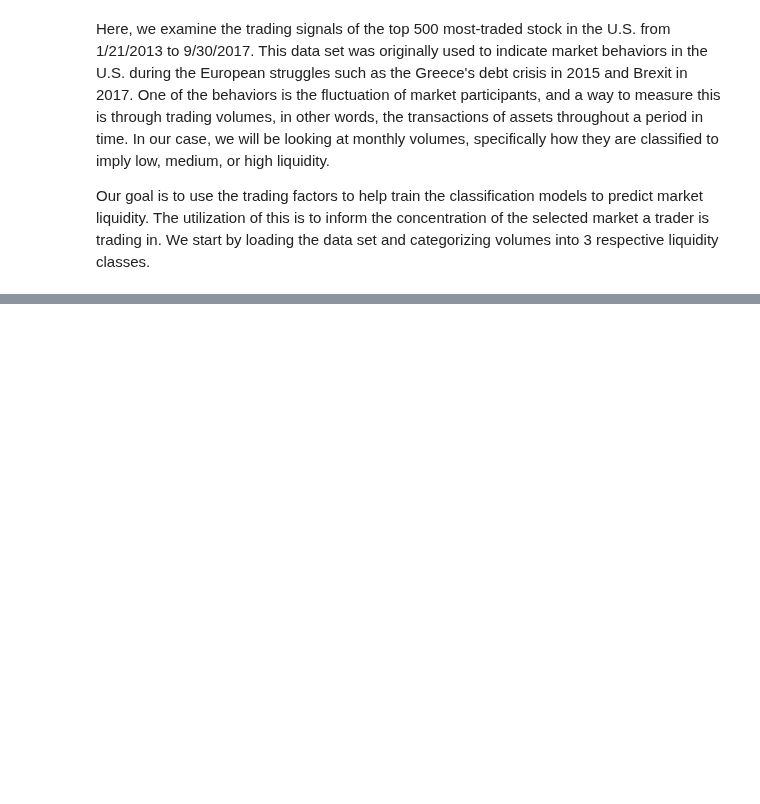
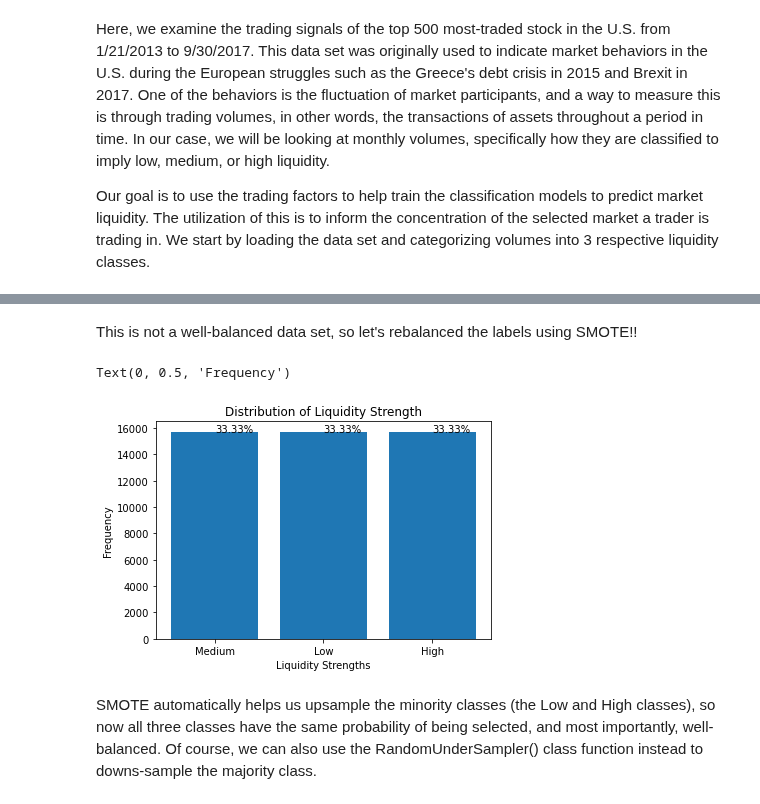
Before and after one commit to lykjohn/UChicago-Summer-Session-2022, a Jupyter notebook: Week4/Week 4 Lecture Source Code.ipynb, the cells around one changed output, grey strips where cells are left out. Cells and saved outputs as stored; diff of their text form; code cells hidden in the pictures; blank space fills up the shorter version.

```diff
--- a/Week4/Week 4 Lecture Source Code.ipynb
+++ b/Week4/Week 4 Lecture Source Code.ipynb
@@ -174,0 +253,2 @@ plt.show()
+# %%
+FEATURES = [f for f in FEATURES if f not in ['bb_upper', 'bb_lower']]
@@ -174,0 +282,31 @@ plt.show()
+# %% [markdown]
+This is not a well-balanced data set, so let's rebalanced the labels using SMOTE!!
+# %%
+from collections import Counter
+from imblearn.over_sampling import SMOTE
+from sklearn.preprocessing import LabelEncoder
+
+fig, ax = plt.subplots()
+# split into input and output elements
+X_SMOTE, y_SMOTE = DATA2.loc[:, FEATURES], DATA2.loc[:, LABEL]
+# label encode the target variable (2=Medium, 1=Low, 0=High)
+y_SMOTE = LabelEncoder().fit_transform(y_SMOTE)
+# transform the dataset
+oversample = SMOTE()
+X_SMOTE, y_SMOTE = oversample.fit_resample(X_SMOTE, y_SMOTE)
+# summarize distribution
+counter = Counter(y_SMOTE)
+# plot the distribution
+counter.items()
+ax.bar(['Medium','Low','High'], counter.values())
+# annotate class percentages
+for x in counter.keys():
+    ax.annotate('{:.2f}%'.format(100 * counter[x]/sum(counter.values())), (x, counter[x]))
+plt.title('Distribution of Liquidity Strength')
+plt.xlabel('Liquidity Strengths')
+plt.ylabel('Frequency')
+# %% [output]
+Text(0, 0.5, 'Frequency')
+[figure, added]
+# %% [markdown]
+SMOTE automatically helps us upsample the minority classes (the Low and High classes), so now all three classes have the same probability of being selected, and most importantly, well-balanced. Of course, we can also use the RandomUnderSampler() class function instead to downs-sample the majority class.
```
Also changed, not shown: parts of 27 cells of this notebook, 1 other file.
